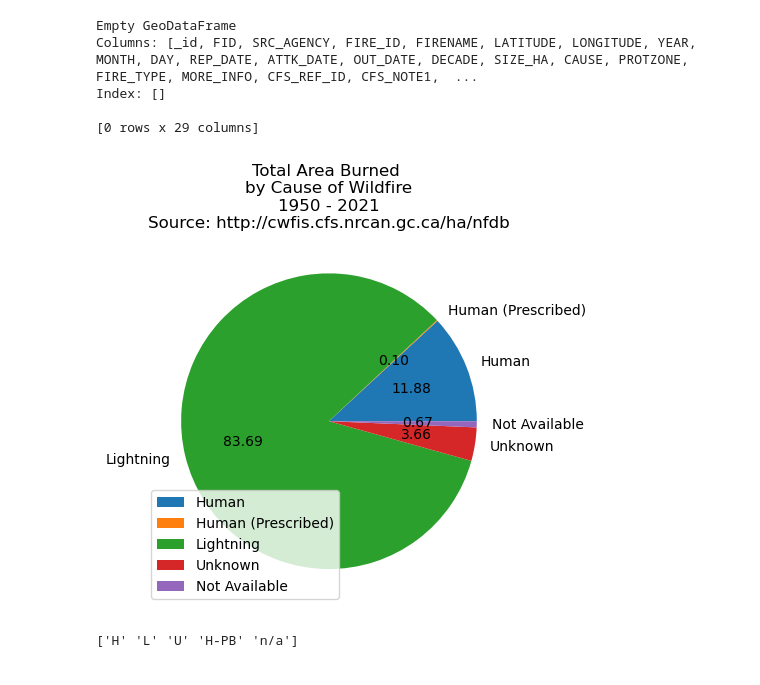
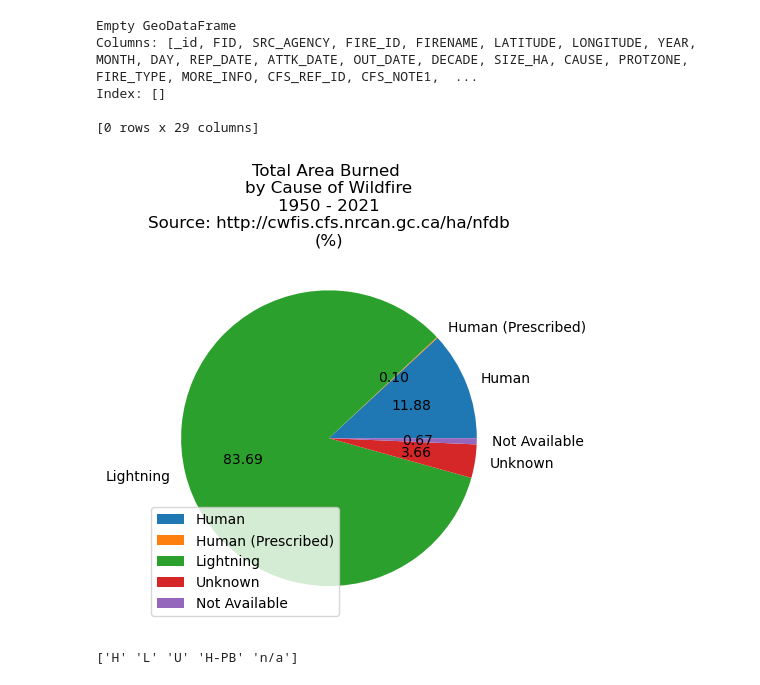
Before and after one commit to john-a-ellis/forestFireProject, a Jupyter notebook: Fire_With_Weather.ipynb, the cells around one changed output. Cells and saved outputs as stored; diff of their text form; code cells hidden in the pictures.

```diff
--- a/Fire_With_Weather.ipynb
+++ b/Fire_With_Weather.ipynb
@@ -139,19 +139,19 @@ Index: []
 [0 rows x 29 columns]
 # %%
 area_by_cause_df = fire_point_data_M_gdf.groupby("CAUSE")["SIZE_HA"].sum().dropna()
-plt.title("Total Area Burned \nby Cause of Wildfire\n1950 - 2021\nSource: http://cwfis.cfs.nrcan.gc.ca/ha/nfdb")
+plt.title("Total Area Burned \nby Cause of Wildfire\n1950 - 2021\nSource: http://cwfis.cfs.nrcan.gc.ca/ha/nfdb\n(%)")
 area_by_cause_df.index = area_by_cause_df.index.map({
     "H": "Human",
     "H-PB": "Human (Prescribed)",
     "L": "Lightning",
     "U": "Unknown",
     "n/a": "Not Available"
   })
 plt.pie(area_by_cause_df, labels=area_by_cause_df.index, autopct="%.2f")
 plt.legend(loc="lower left")
 plt.show()
 # %% [output]
-[figure, old version]
+[figure, new version]
 # %%
 print(fire_point_data_M_gdf["CAUSE"].unique())
 # %% [output]
```
Also changed, not shown: parts of 1 cell of this notebook.
